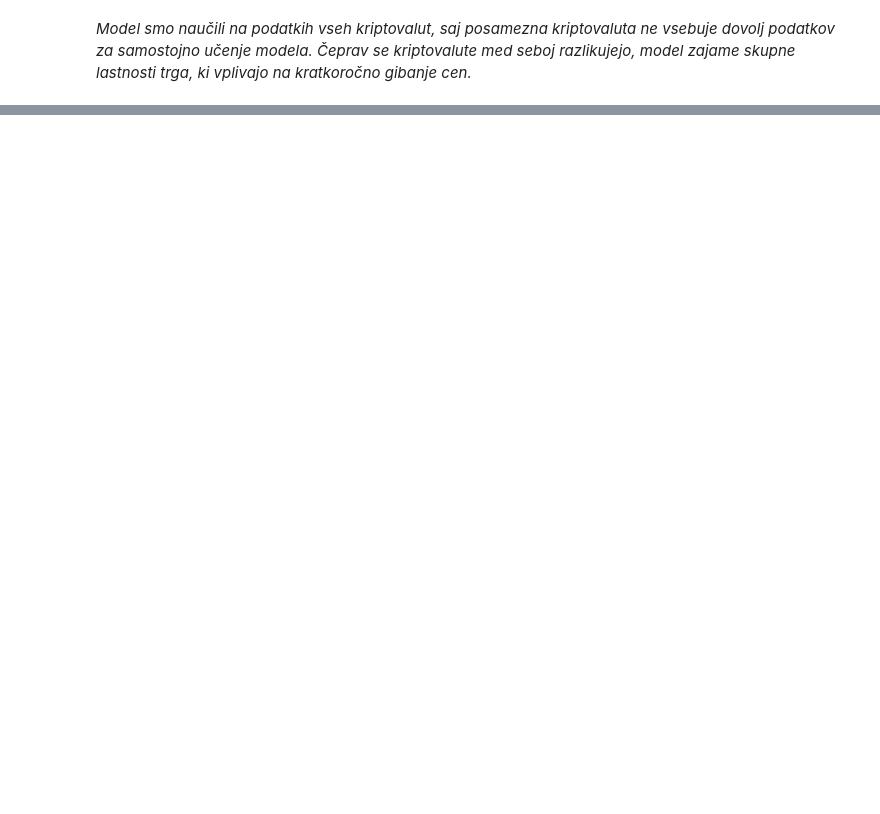
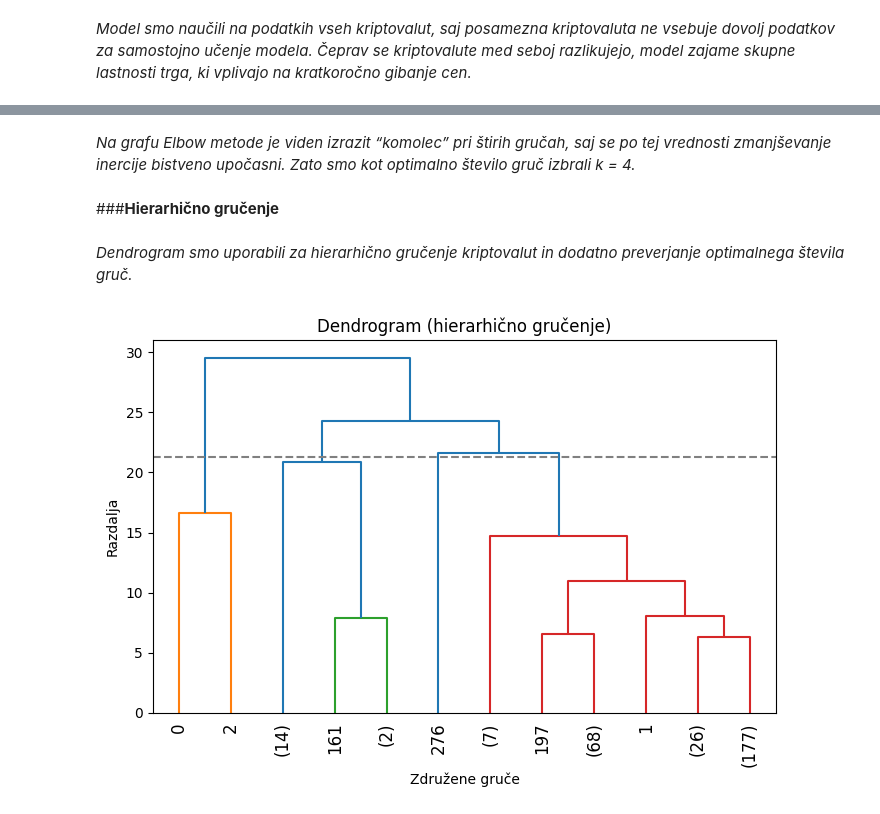
Before and after one commit to AnejVollmeier/Analiza-trga-kriptovalut-in-napoved-gibanja-cen, a Jupyter notebook: Kriptovalute_Anej_Vollmeier.ipynb, the cells around one changed output, grey strips where cells are left out. Saved outputs shown, nothing was run; the diff lists cells and outputs as text; code cells hidden in the pictures; blank space fills up the shorter version.

Commit message:
Gručenje ter analiza rezultatov gručenja.

```diff
--- a/Kriptovalute_Anej_Vollmeier.ipynb
+++ b/Kriptovalute_Anej_Vollmeier.ipynb
@@ -560,0 +609,33 @@ Verjetnost RASTI v 7 dneh: 0.28
+# %% [markdown]
+*Na grafu Elbow metode je viden izrazit “komolec” pri štirih gručah, saj se po tej vrednosti zmanjševanje inercije bistveno upočasni. Zato smo kot optimalno število gruč izbrali k = 4.*
+# %% [markdown]
+###**Hierarhično gručenje**
+# %% [markdown]
+*Dendrogram smo uporabili za hierarhično gručenje kriptovalut in dodatno preverjanje optimalnega števila gruč.*
+# %%
+from scipy.cluster.hierarchy import dendrogram, linkage
+
+razdalje = linkage(dfG, method='ward')
+
+nivoji = 12
+
+plt.figure(figsize=(7, 5))
+dendrogram(razdalje,
+           p=nivoji,
+           truncate_mode="lastp",
+           leaf_rotation=90);
+
+visina_reza = 21.3
+
+plt.axhline(y=visina_reza,
+            linestyle="--",
+            color="gray"
+)
+
+plt.title("Dendrogram (hierarhično gručenje)")
+plt.xlabel("Združene gruče")
+plt.ylabel("Razdalja")
+plt.tight_layout()
+plt.show()
+# %% [output]
+[figure, added]
```
Also changed, not shown: parts of 37 cells of this notebook.
